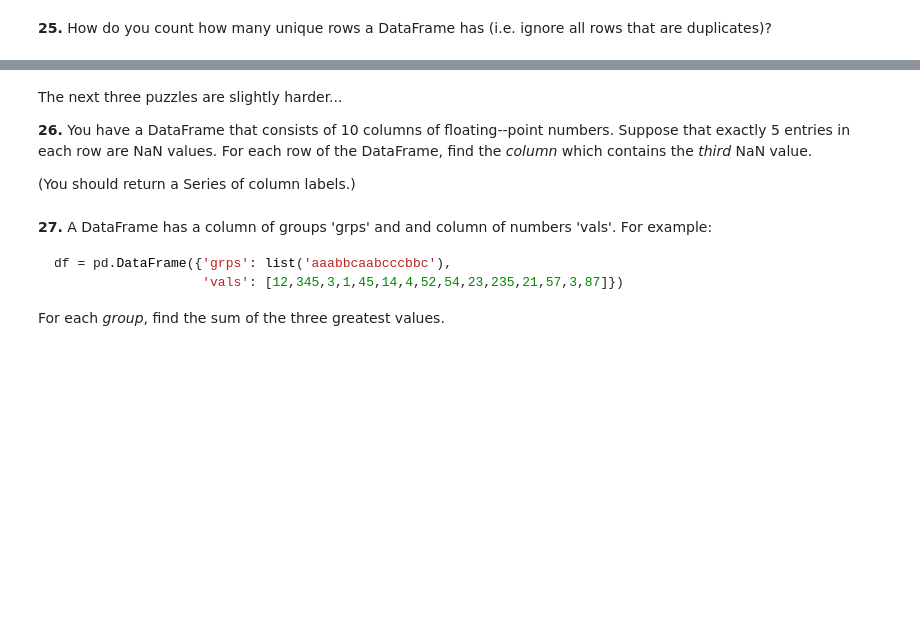
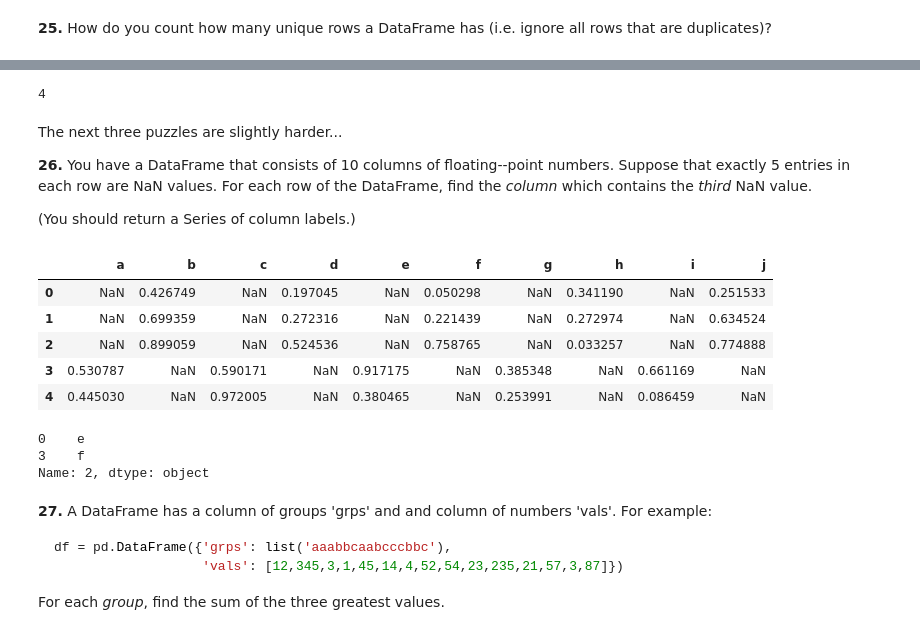
Before and after one commit to androidjp/training-TensorFlow, a Jupyter notebook: practice-pandas/60-pandas-exercises.ipynb, the cells around one changed output, grey strips where cells are left out. Cells and saved outputs as stored; diff of their text form; code cells hidden in the pictures; blank space fills up the shorter version.

```diff
--- a/practice-pandas/60-pandas-exercises.ipynb
+++ b/practice-pandas/60-pandas-exercises.ipynb
@@ -298,9 +342,44 @@ Which column of numbers has the smallest sum? (Find that column's label.)
+# %%
+#  display count of each unique row
+# df.groupby(['a','b','c','d','e']).size()
+
+# way 1:
+# df.groupby(['a','b','c','d','e']).count().shape[0]
+# way 2:
+len(df.groupby(['a','b','c','d','e']).count())
+# %% [output]
+4
 # %% [markdown]
 The next three puzzles are slightly harder...
 
 **26.** You have a DataFrame that consists of 10 columns of floating--point numbers. Suppose that exactly 5 entries in each row are NaN values. For each row of the DataFrame, find the *column* which contains the *third* NaN value.
 
 (You should return a Series of column labels.)
+# %%
+df = pd.DataFrame(np.random.random(size= (5,10)), columns=list('abcdefghij'))
+df.iloc[:3,np.arange(0,df.shape[1],2)] = np.nan
+df.iloc[3:, np.arange(1,df.shape[1],2)] = np.nan
+df
+# %% [output]
+|  | a | b | c | d | e | f | g | h | i | j |
+| 0 | NaN | 0.426749 | NaN | 0.197045 | NaN | 0.050298 | NaN | 0.341190 | NaN | 0.251533 |
+| 1 | NaN | 0.699359 | NaN | 0.272316 | NaN | 0.221439 | NaN | 0.272974 | NaN | 0.634524 |
+| 2 | NaN | 0.899059 | NaN | 0.524536 | NaN | 0.758765 | NaN | 0.033257 | NaN | 0.774888 |
+| 3 | 0.530787 | NaN | 0.590171 | NaN | 0.917175 | NaN | 0.385348 | NaN | 0.661169 | NaN |
+| 4 | 0.445030 | NaN | 0.972005 | NaN | 0.380465 | NaN | 0.253991 | NaN | 0.086459 | NaN |
+# %%
+# count of NaN for each column
+# ser = pd.Series(df.isnull().sum(axis = 0))
+
+# df.isnull()
+indexs = df.columns[np.where(np.isnan(df))[1]]
+df2 = pd.DataFrame(np.array(indexs).reshape(5,5))
+result = df2[2].drop_duplicates()
+result
+# %% [output]
+0    e
+3    f
+Name: 2, dtype: object
 # %% [markdown]
 **27.** A DataFrame has a column of groups 'grps' and and column of numbers 'vals'. For example:
 
```
Also changed, not shown: parts of 8 cells of this notebook.
